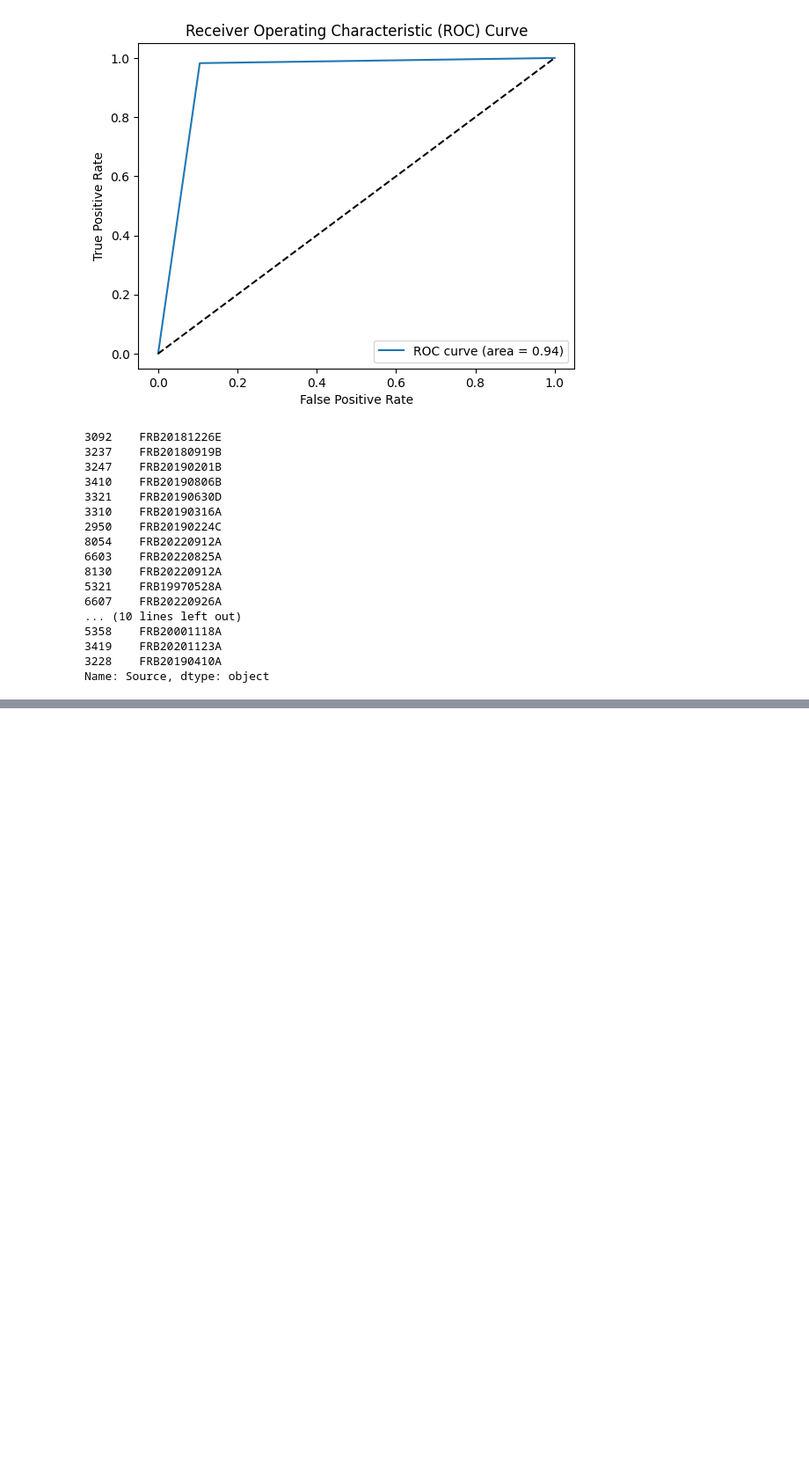
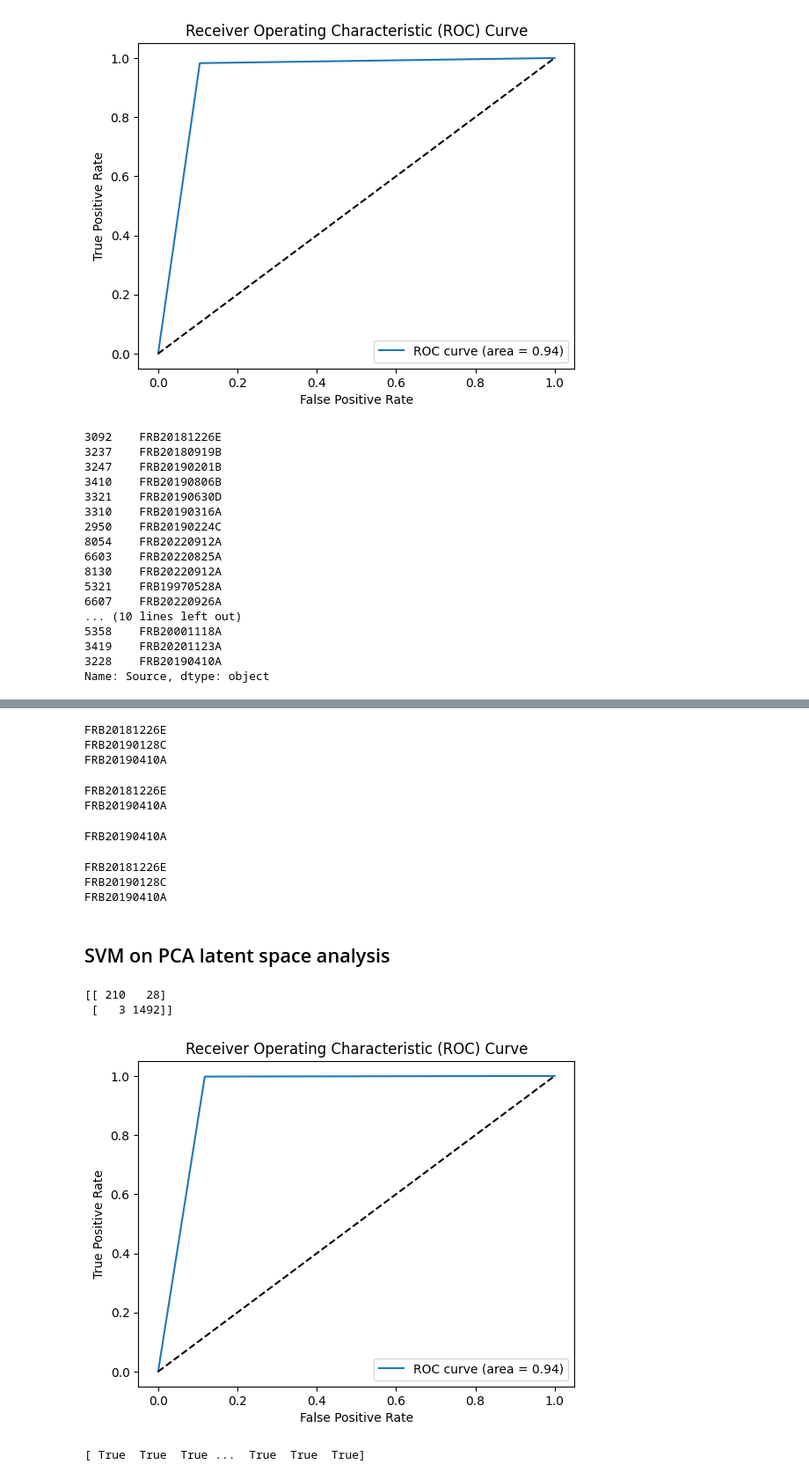
Before and after one commit to rtenacity/frb-analysis, a Jupyter notebook: frb-supervisedvae.ipynb, the cells around one changed output, grey strips where cells are left out. Shown at 88% size. Cells and saved outputs as stored; diff of their text form; code cells hidden in the pictures; blank space fills up the shorter version.

```diff
--- a/frb-supervisedvae.ipynb
+++ b/frb-supervisedvae.ipynb
@@ -828,0 +815,61 @@ FRB20190410A
+# %%
+for source in misclassified_sources:
+    if source in garcia_list:
+        print(f"{source}")
+# %% [output]
+FRB20181226E
+FRB20190128C
+FRB20190410A
+# %%
+for source in misclassified_sources:
+    if source in zhu_ge_list:
+        print(source)
+# %% [output]
+FRB20181226E
+FRB20190410A
+# %%
+for source in misclassified_sources:
+    if source in garcia_list and source in luo_list and source in zhu_ge_list:
+        print(source)
+# %% [output]
+FRB20190410A
+# %%
+for source in misclassified_sources:
+    if source in garcia_list or source in luo_list or source in zhu_ge_list:
+        print(source)
+# %% [output]
+FRB20181226E
+FRB20190128C
+FRB20190410A
+# %% [markdown]
+## SVM on PCA latent space analysis
+# %%
+val_latent, val_labels_np = get_latent_representations(model, val_loader, device)
+pca = PCA(n_components=2, random_state=42)
+pca.fit(train_latent)
+
+train_latent_pca = pca.transform(train_latent)
+val_latent_pca = pca.transform(val_latent)
+
+svm_pca = SVC(kernel='rbf', C=1.0, gamma='scale', probability=True, random_state=42)
+svm_pca.fit(train_latent_pca, train_labels_np)
+
+val_pca_preds = svm_pca.predict(val_latent_pca)
+print(confusion_matrix(val_labels_np, val_pca_preds))
+
+fpr, tpr, thresholds = roc_curve(val_labels_np, val_pca_preds)
+roc_auc = auc(fpr, tpr)
+
+plt.figure()
+plt.plot(fpr, tpr, label=f'ROC curve (area = {roc_auc:.2f})')
+plt.plot([0, 1], [0, 1], 'k--')
+plt.xlabel('False Positive Rate')
+plt.ylabel('True Positive Rate')
+plt.title('Receiver Operating Characteristic (ROC) Curve')
+plt.legend(loc='lower right')
+plt.show()
+# %% [output]
+[[ 210   28]
+ [   3 1492]]
+[figure, added]
+[ True  True  True ...  True  True  True]
```
Also changed, not shown: parts of 11 cells of this notebook.
